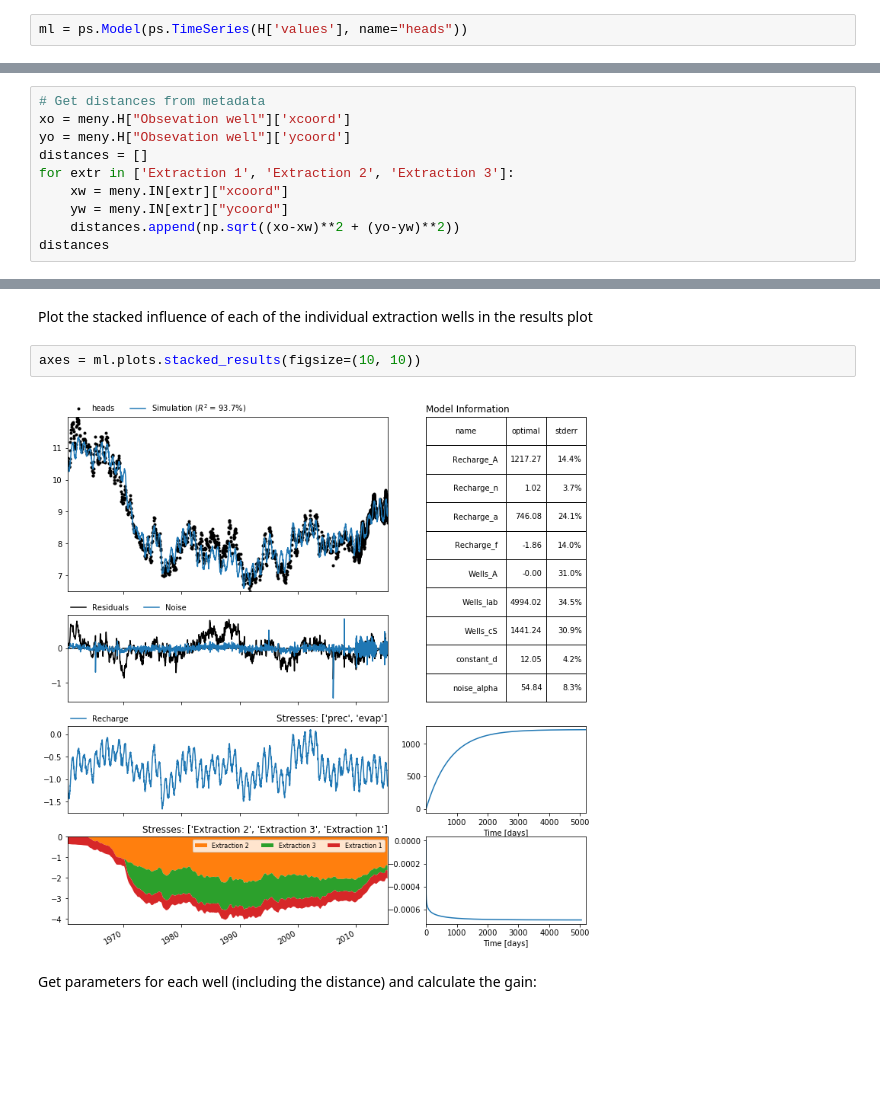
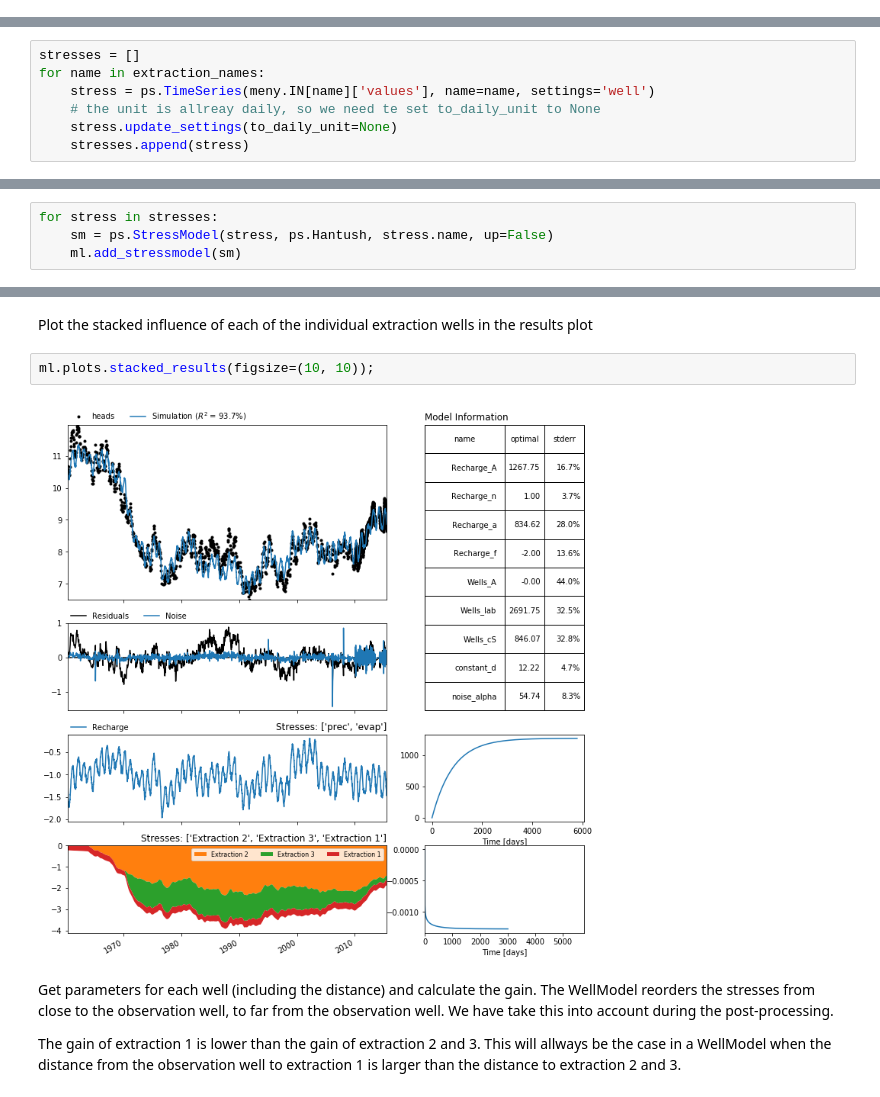
Before and after one commit to pastas/pastas, a Jupyter notebook: examples/notebooks/11_WellModel.ipynb, the cells around one changed output, grey strips where cells are left out. Cells and saved outputs as stored; diff of their text form; blank space fills up the shorter version.

```diff
--- a/examples/notebooks/11_WellModel.ipynb
+++ b/examples/notebooks/11_WellModel.ipynb
@@ -37,2 +74,0 @@ Create a model with the heads timeseries and add recharge as a stress
-# %%
-ml = ps.Model(ps.TimeSeries(H['values'], name="heads"))
@@ -70,10 +93,0 @@ Get the distances of the extractions to the observation well
-# %%
-# Get distances from metadata
-xo = meny.H["Obsevation well"]['xcoord']
-yo = meny.H["Obsevation well"]['ycoord']
-distances = []
-for extr in ['Extraction 1', 'Extraction 2', 'Extraction 3']:
-    xw = meny.IN[extr]["xcoord"]
-    yw = meny.IN[extr]["ycoord"]
-    distances.append(np.sqrt((xo-xw)**2 + (yo-yw)**2))
-distances
@@ -81,0 +94,7 @@ distances
+# %%
+stresses = []
+for name in extraction_names:
+    stress = ps.TimeSeries(meny.IN[name]['values'], name=name, settings='well')
+    # the unit is allreay daily, so we need te set to_daily_unit to None
+    stress.update_settings(to_daily_unit=None)
+    stresses.append(stress)
@@ -81,0 +110,4 @@ distances
+# %%
+for stress in stresses:
+    sm = ps.StressModel(stress, ps.Hantush, stress.name, up=False)
+    ml.add_stressmodel(sm)
@@ -137,11 +231,13 @@ array([<matplotlib.axes._subplots.AxesSubplot object at 0x...>,
 # %% [markdown]
 Plot the stacked influence of each of the individual extraction wells in the results plot
 # %%
-axes = ml.plots.stacked_results(figsize=(10, 10))
+ml.plots.stacked_results(figsize=(10, 10));
 # %% [output]
-[figure, old version]
+[figure, new version]
-# %% [markdown]
-Get parameters for each well (including the distance) and calculate the gain:
+# %% [markdown]
+Get parameters for each well (including the distance) and calculate the gain. The WellModel reorders the stresses from close to the observation well, to far from the observation well. We have take this into account during the post-processing.
+
+The gain of extraction 1 is lower than the gain of extraction 2 and 3. This will allways be the case in a WellModel when the distance from the observation well to extraction 1 is larger than the distance to extraction 2 and 3.
 # %%
 wm = ml.stressmodels["Wells"]
 for i in range(3):
```
Also changed, not shown: parts of 39 cells of this notebook, 1 other file.
